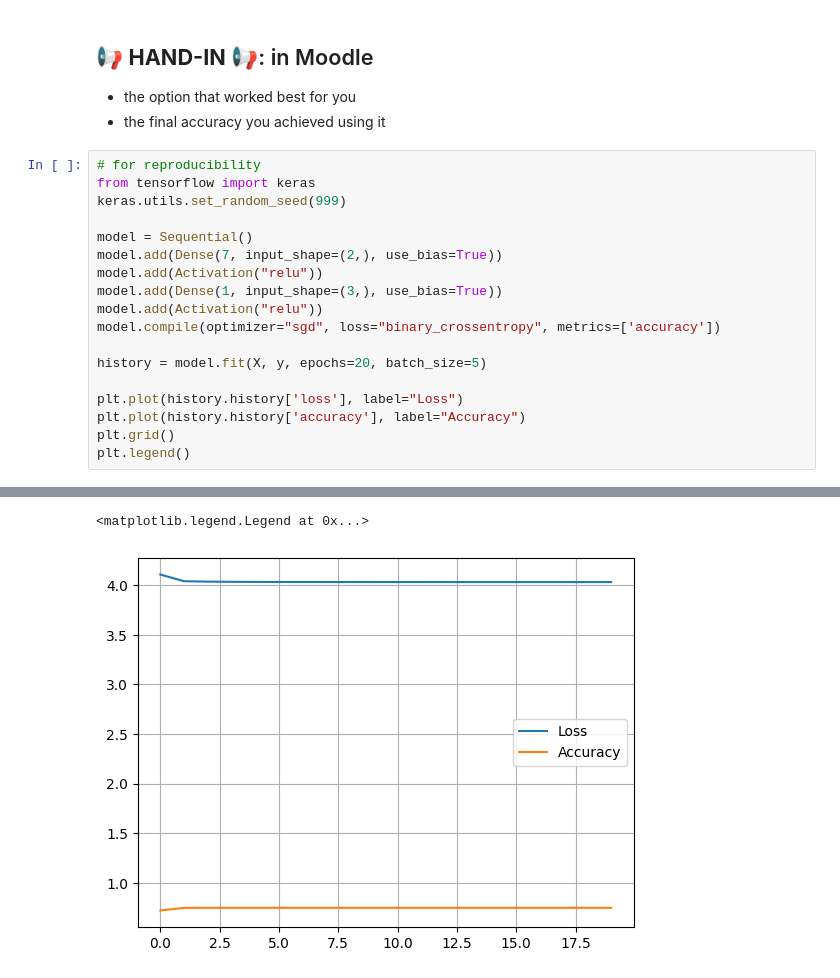
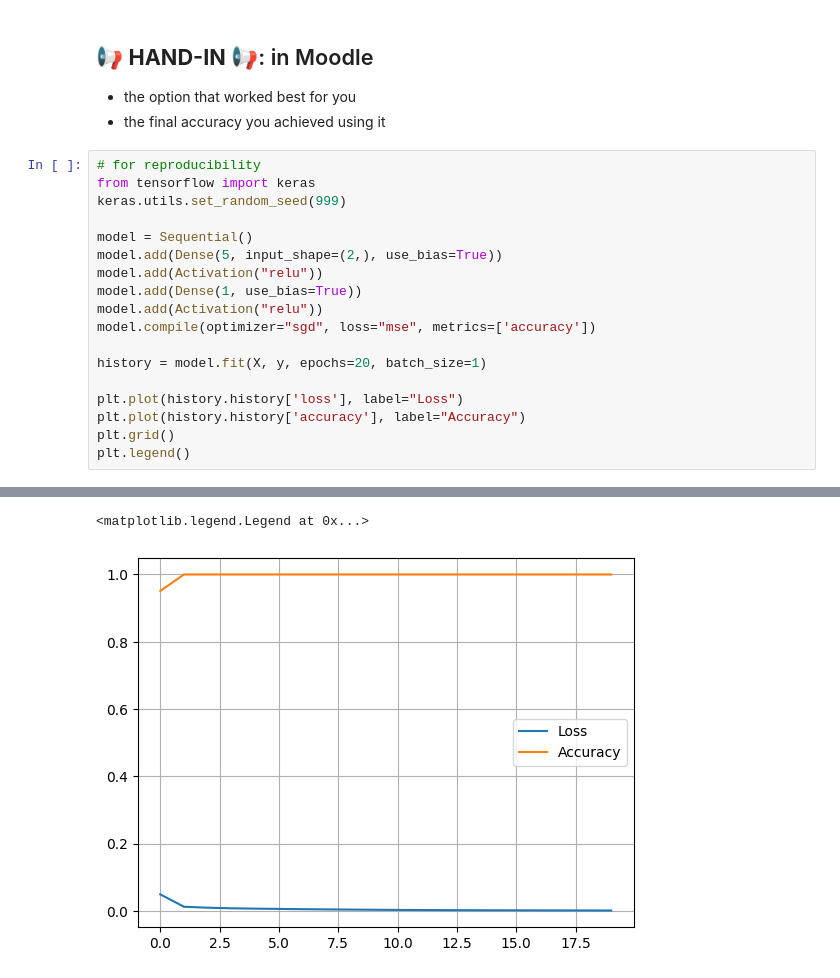
Before and after one commit to Avvvvvvie/MLDM, a Jupyter notebook: week6/L06_Neural_Networks.ipynb, the cells around one changed output, grey strips where cells are left out. Cells and saved outputs as stored; diff of their text form.

```diff
--- a/week6/L06_Neural_Networks.ipynb
+++ b/week6/L06_Neural_Networks.ipynb
@@ -632,13 +631,13 @@ from tensorflow import keras
 keras.utils.set_random_seed(999)
 
 model = Sequential()
-model.add(Dense(7, input_shape=(2,), use_bias=True))
+model.add(Dense(5, input_shape=(2,), use_bias=True))
 model.add(Activation("relu"))
-model.add(Dense(1, input_shape=(3,), use_bias=True))
+model.add(Dense(1, use_bias=True))
 model.add(Activation("relu"))
-model.compile(optimizer="sgd", loss="binary_crossentropy", metrics=['accuracy'])
+model.compile(optimizer="sgd", loss="mse", metrics=['accuracy'])
 
-history = model.fit(X, y, epochs=20, batch_size=5)
+history = model.fit(X, y, epochs=20, batch_size=1)
 
 plt.plot(history.history['loss'], label="Loss")
 plt.plot(history.history['accuracy'], label="Accuracy")
@@ -665,5 +664,5 @@ Epoch 20/20
 <matplotlib.legend.Legend at 0x...>
-[figure, old version]
+[figure, new version]
 # %%
 a = np.linspace(-2, 2, 100)
 x_space, y_space = np.meshgrid(a,a)
```
Also changed, not shown: parts of 10 cells of this notebook.
